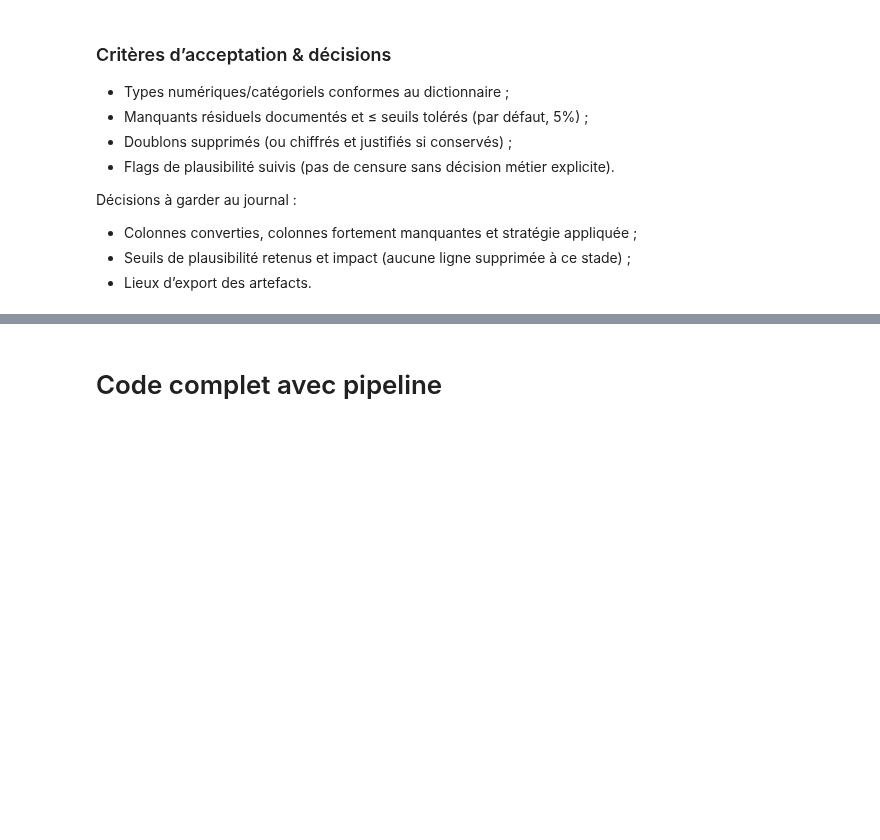
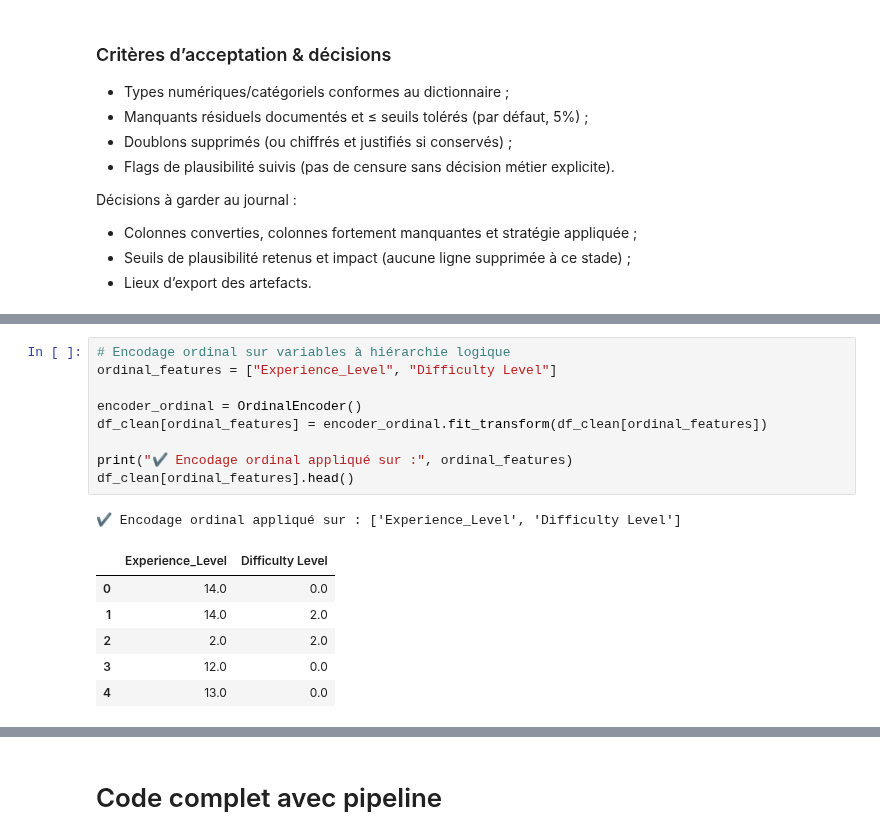
Before and after one commit to happy-developer/train.me, a Jupyter notebook: src/notebooks/preprocessing/life_style_data/preprocessing_life_style_data.ipynb, the cells around one changed output, grey strips where cells are left out. Cells and saved outputs as stored; diff of their text form; blank space fills up the shorter version.

```diff
--- a/src/notebooks/preprocessing/life_style_data/preprocessing_life_style_data.ipynb
+++ b/src/notebooks/preprocessing/life_style_data/preprocessing_life_style_data.ipynb
@@ -370,0 +432,17 @@ Décisions à garder au journal :
+# %%
+# Encodage ordinal sur variables à hiérarchie logique
+ordinal_features = ["Experience_Level", "Difficulty Level"]
+
+encoder_ordinal = OrdinalEncoder()
+df_clean[ordinal_features] = encoder_ordinal.fit_transform(df_clean[ordinal_features])
+
+print("✔ Encodage ordinal appliqué sur :", ordinal_features)
+df_clean[ordinal_features].head()
+# %% [output]
+✔ Encodage ordinal appliqué sur : ['Experience_Level', 'Difficulty Level']
+|  | Experience_Level | Difficulty Level |
+| 0 | 14.0 | 0.0 |
+| 1 | 14.0 | 2.0 |
+| 2 | 2.0 | 2.0 |
+| 3 | 12.0 | 0.0 |
+| 4 | 13.0 | 0.0 |
```
Also changed, not shown: parts of 15 cells of this notebook, 2 other files.
